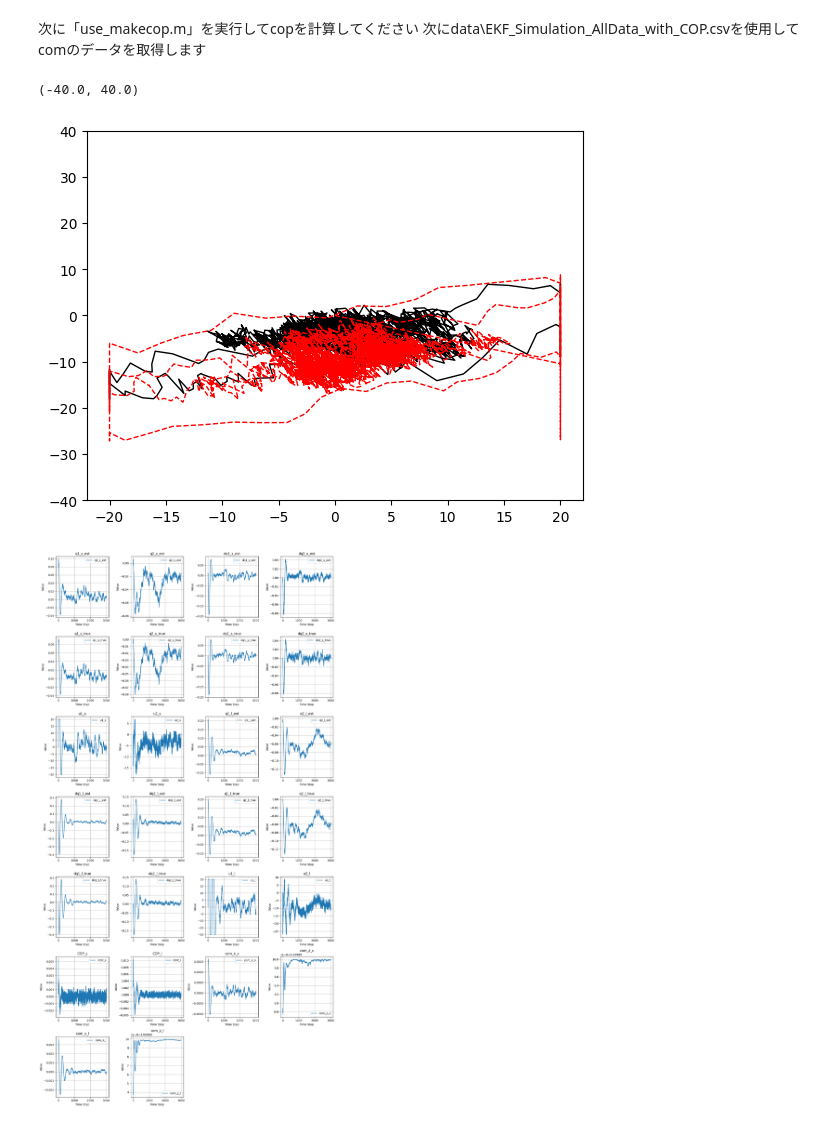
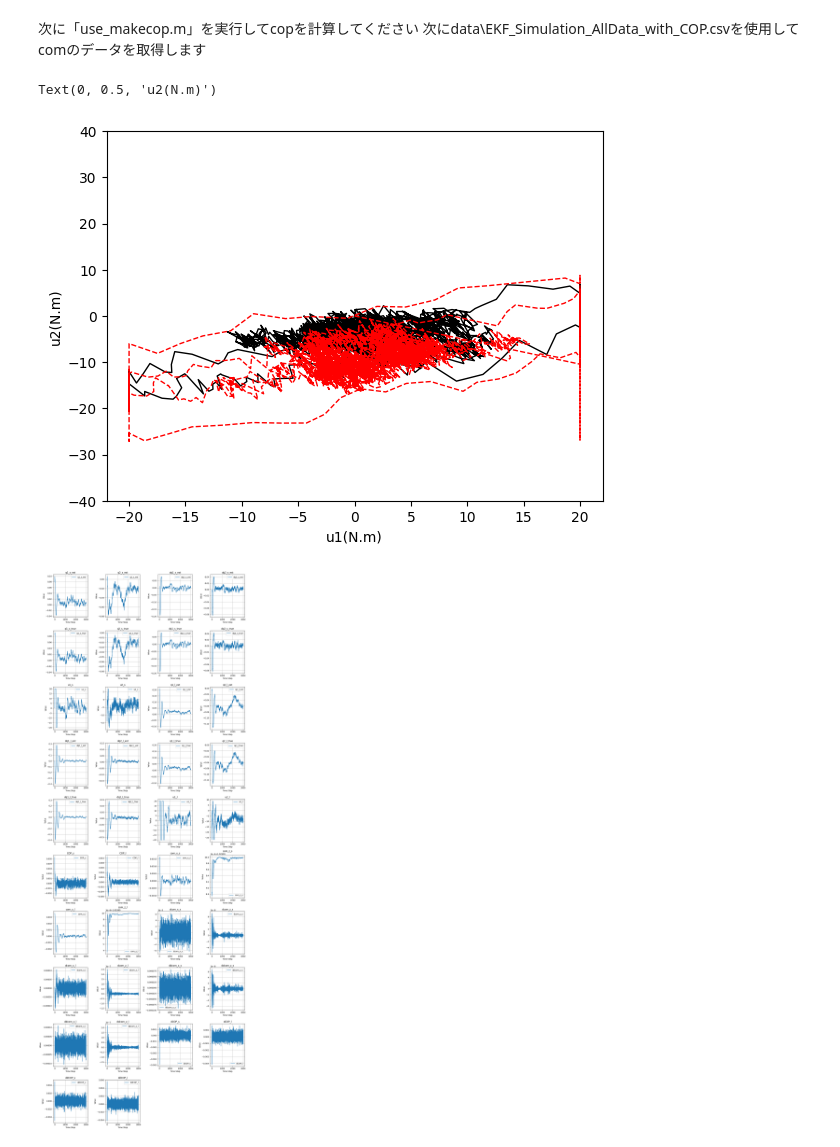
Before and after one commit to dalmatian-jp/MPC_donuts, a Jupyter notebook: data_analing.ipynb, the cells around one changed output. Cells and saved outputs as stored; diff of their text form; code cells hidden in the pictures.

```diff
--- a/data_analing.ipynb
+++ b/data_analing.ipynb
@@ -53,3 +53,12 @@ def calculate_com(q1, q2, params):
 
 df[['com_x_s', 'com_z_s']] = df.apply(lambda row: calculate_com(row['q1_s_true'],row['q2_s_true'], system_params), axis=1)
 df[['com_x_l', 'com_z_l']] = df.apply(lambda row: calculate_com(row['q1_l_true'],row['q2_l_true'], system_params), axis=1)
+
+df[['dcom_x_s', 'dcom_z_s']] = df[['com_x_s', 'com_z_s']].diff().fillna(0)
+df[['dcom_x_l', 'dcom_z_l']] = df[['com_x_l', 'com_z_l']].diff().fillna(0)
+
+df[['ddcom_x_s', 'ddcom_z_s']] = df[['dcom_x_s', 'dcom_z_s']].diff().fillna(0)
+df[['ddcom_x_l', 'ddcom_z_l']] = df[['dcom_x_l', 'dcom_z_l']].diff().fillna(0)
+
+df[['dCOP_s', 'dCOP_l']] = df[['COP_s', 'COP_l']].diff().fillna(0)
+df[['ddCOP_s', 'ddCOP_l']] = df[['dCOP_s', 'dCOP_l']].diff().fillna(0)
@@ -56,10 +67,13 @@ df[['com_x_l', 'com_z_l']] = df.apply(lambda row: calculate_com(row['q1_l_true']
 # %%
 plt.plot(df['u1_s'], df['u2_s'], label='u1_s',color="black",linewidth=1)
 plt.plot(df['u1_l'], df['u2_l'], label='u1_l',linestyle="--",color="r",linewidth=1)
 plt.ylim(-40, 40)
+
+plt.xlabel('u1(N.m)')
+plt.ylabel('u2(N.m)')
 # %% [output]
-(-40.0, 40.0)
+Text(0, 0.5, 'u2(N.m)')
-[figure, old version]
+[figure, new version]
 # %%
 # データフレームのカラム数を取得
 num_columns = len(df.columns)
@@ -84,4 +98,4 @@ for i, column in enumerate(df.columns, 1):
 plt.tight_layout()
 plt.show()
 # %% [output]
-[figure, old version]
+[figure, new version]
```
Also changed, not shown: parts of 1 cell of this notebook, 1 other file.
